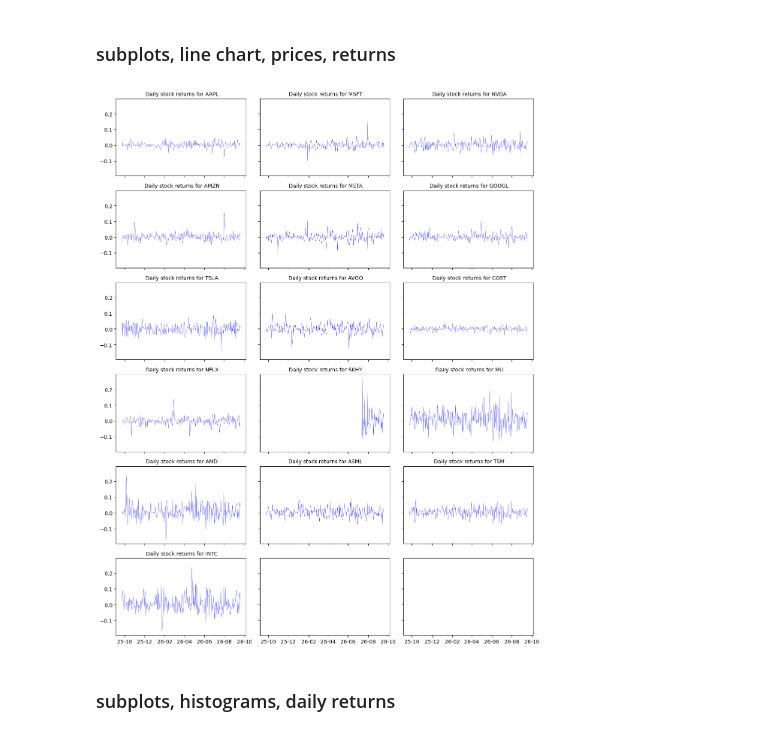
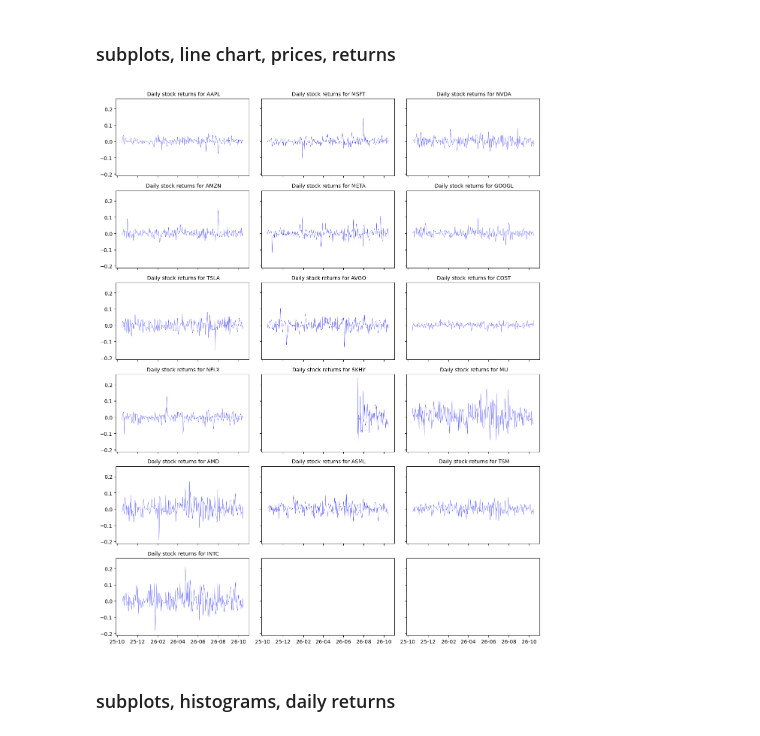
Before and after one commit to bahn28/salad, a Jupyter notebook: az_nyse_001.ipynb, the cells around one changed output. Saved outputs shown, nothing was run; the diff lists cells and outputs as text; code cells hidden in the pictures.

```diff
--- a/az_nyse_001.ipynb
+++ b/az_nyse_001.ipynb
@@ -76,4 +76,6 @@ df_dat.info()   # ticker마다 close, open, volume 등
 # 다운 자료 중 종가 추출
 df_dat_cls = df_dat['Close'].copy()
 df_dat_cls
+returns = np.log(df_dat_cls / df_dat_cls.shift(1))
+returns
 # %% [output]
@@ -131,32 +134,33 @@ memory usage: 158.8 KB
 # %%
 # NYSE daily stock prices and trading volumes
 # 변수로 받는 방법.
 yymmdd = df_dat.index   # 자료를 불러올 때, 자동으로 기준 인덱스로 설정된다고 함.
 yymmdd = pd.to_datetime( yymmdd )
 
 n_plot = len(tickers)
 sub_c = 3
 sub_r = int(np.ceil(n_plot/sub_c))
 
 fig, axes = plt.subplots(sub_r, sub_c,
                          figsize=(sub_c*4, sub_r*2.5),
                          sharex=True,
                          sharey=True
                          )
 
 for ax, ticker in zip(axes.flat, tickers) :
   ax.plot(yymmdd,
-          df_dat_cls[ticker].pct_change(fill_method=None),
+          returns[ticker],
+          #df_dat_cls[ticker].pct_change(fill_method=None),
           color='blue',
           linewidth=0.3
           )  # 여기 ticker는 이미 "AAPL"처럼 인식, 앞에서.
   ax.set_title(f"  Daily stock returns for {ticker} ", fontsize=10)
   ax.xaxis.set_major_locator(mdates.MonthLocator(interval=2))
   ax.xaxis.set_major_formatter(mdates.DateFormatter('%y-%m'))
 plt.tight_layout()
 plt.show()
 # %% [output]
-[figure, old version]
+[figure, new version]
 # %% [markdown]
 ### subplots, histograms, daily returns
 # %%
```
Also changed, not shown: parts of 5 cells of this notebook.
